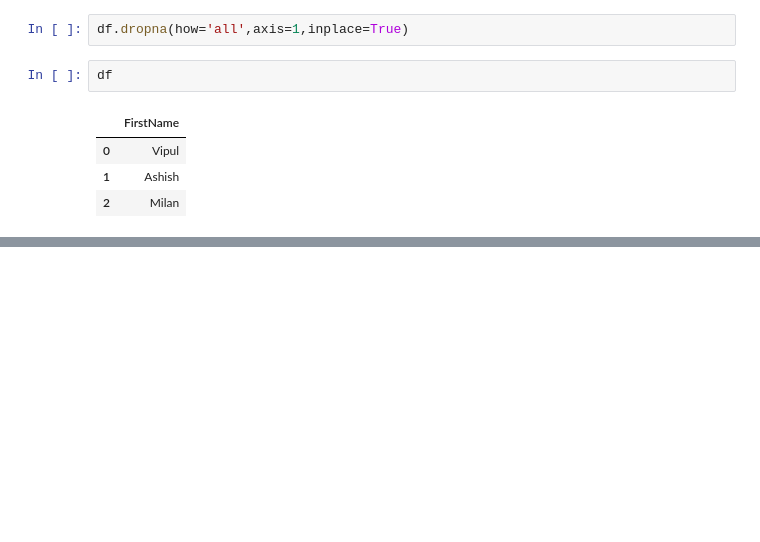
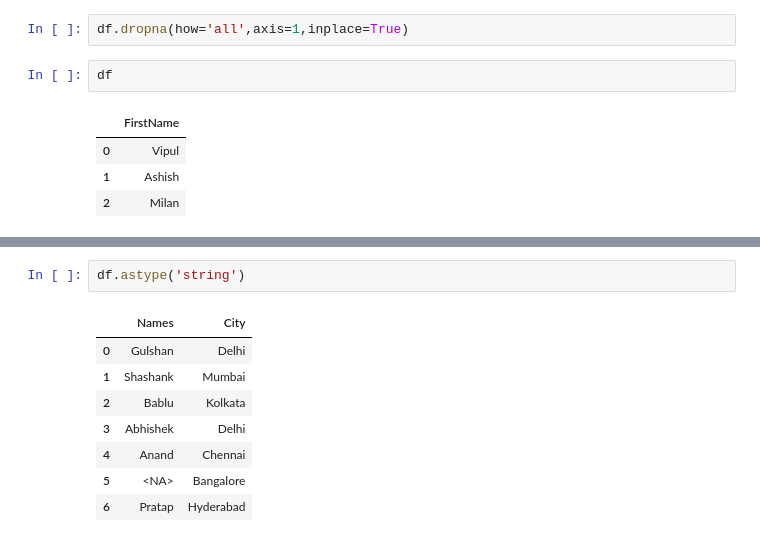
Before and after one commit to Sreemayidontha/Python-daily-codes, a Jupyter notebook: Python_daily.ipynb, the cells around one changed output, grey strips where cells are left out. Cells and saved outputs as stored; diff of their text form; blank space fills up the shorter version.

Commit message:
String Functions

```diff
--- a/Python_daily.ipynb
+++ b/Python_daily.ipynb
@@ -2447,0 +2465,11 @@ df
+# %%
+df.astype('string')
+# %% [output]
+|  | Names | City |
+| 0 | Gulshan | Delhi |
+| 1 | Shashank | Mumbai |
+| 2 | Bablu | Kolkata |
+| 3 | Abhishek | Delhi |
+| 4 | Anand | Chennai |
+| 5 | <NA> | Bangalore |
+| 6 | Pratap | Hyderabad |
```
Also changed, not shown: parts of 11 cells of this notebook.
